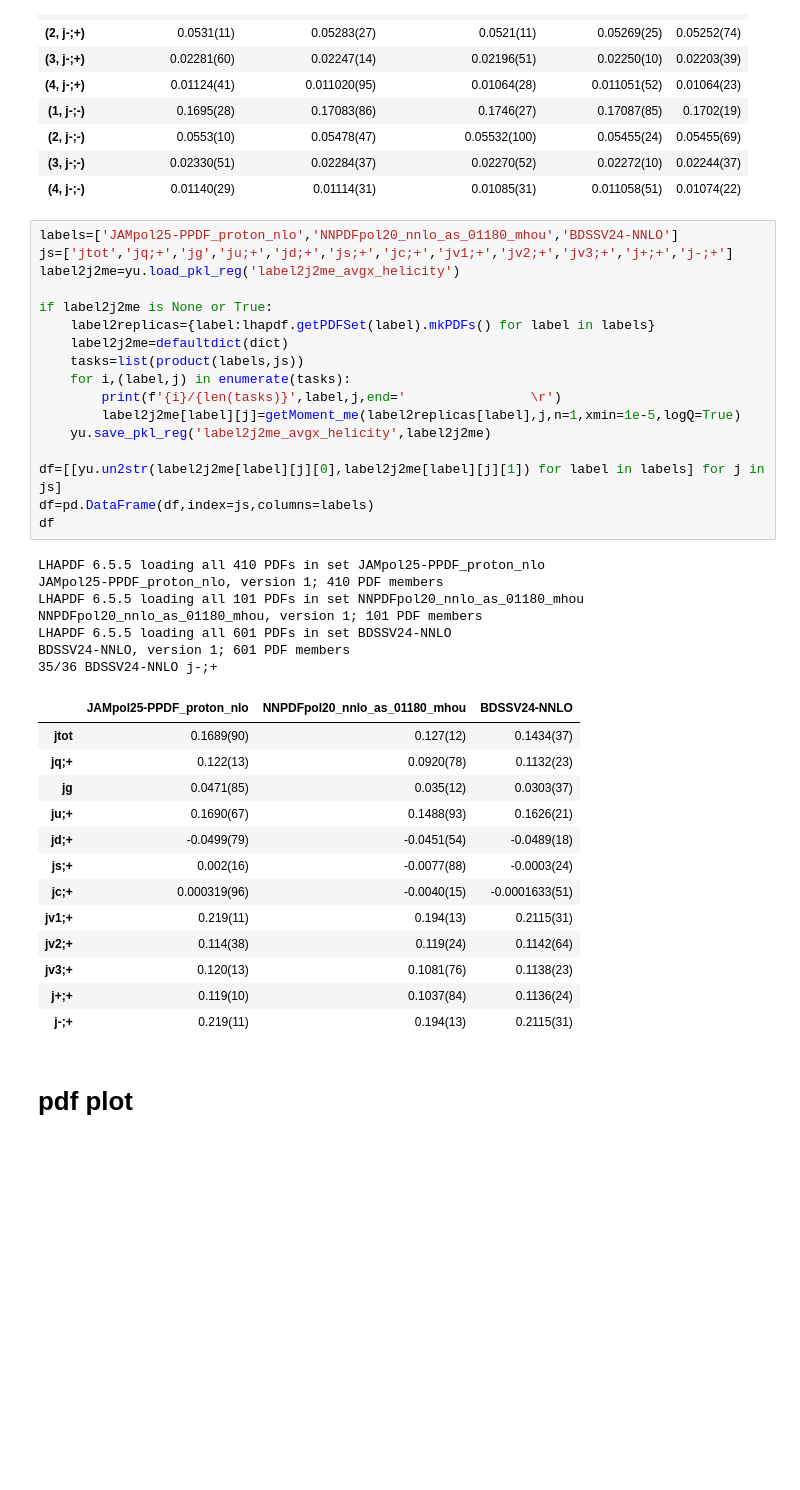
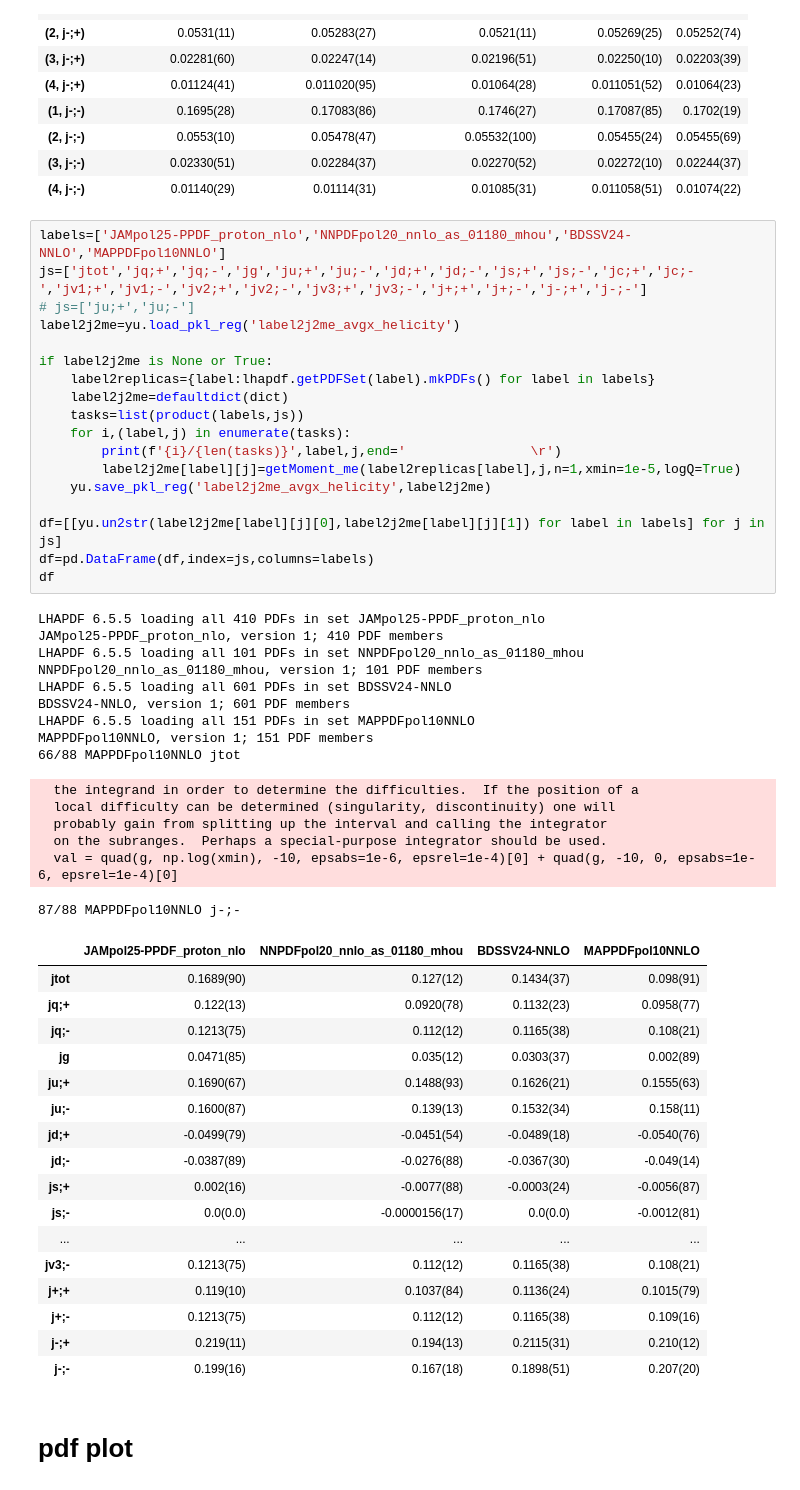
Before and after one commit to lee14916/glwc3, a Jupyter notebook: project2/05_moments/lhapdf.ipynb, the cells around one changed output. Cells and saved outputs as stored; diff of their text form; blank space fills up the shorter version.

```diff
--- a/project2/05_moments/lhapdf.ipynb
+++ b/project2/05_moments/lhapdf.ipynb
@@ -242,43 +243,56 @@ CT18NNLO, version 1; 59 PDF members
 | (3, j-;-) | 0.02330(51) | 0.02284(37) | 0.02270(52) | 0.02272(10) | 0.02244(37) |
 | (4, j-;-) | 0.01140(29) | 0.01114(31) | 0.01085(31) | 0.011058(51) | 0.01074(22) |
 # %%
-labels=['JAMpol25-PPDF_proton_nlo','NNPDFpol20_nnlo_as_01180_mhou','BDSSV24-NNLO']
-js=['jtot','jq;+','jg','ju;+','jd;+','js;+','jc;+','jv1;+','jv2;+','jv3;+','j+;+','j-;+']
+labels=['JAMpol25-PPDF_proton_nlo','NNPDFpol20_nnlo_as_01180_mhou','BDSSV24-NNLO','MAPPDFpol10NNLO']
+js=['jtot','jq;+','jq;-','jg','ju;+','ju;-','jd;+','jd;-','js;+','js;-','jc;+','jc;-','jv1;+','jv1;-','jv2;+','jv2;-','jv3;+','jv3;-','j+;+','j+;-','j-;+','j-;-']
+# js=['ju;+','ju;-']
 label2j2me=yu.load_pkl_reg('label2j2me_avgx_helicity')
 
 if label2j2me is None or True:
     label2replicas={label:lhapdf.getPDFSet(label).mkPDFs() for label in labels}
     label2j2me=defaultdict(dict)
     tasks=list(product(labels,js))
     for i,(label,j) in enumerate(tasks):
         print(f'{i}/{len(tasks)}',label,j,end='                \r')
         label2j2me[label][j]=getMoment_me(label2replicas[label],j,n=1,xmin=1e-5,logQ=True)
     yu.save_pkl_reg('label2j2me_avgx_helicity',label2j2me)
 
 df=[[yu.un2str(label2j2me[label][j][0],label2j2me[label][j][1]) for label in labels] for j in js]
 df=pd.DataFrame(df,index=js,columns=labels)
 df
 # %% [output]
 LHAPDF 6.5.5 loading all 410 PDFs in set JAMpol25-PPDF_proton_nlo
 JAMpol25-PPDF_proton_nlo, version 1; 410 PDF members
 LHAPDF 6.5.5 loading all 101 PDFs in set NNPDFpol20_nnlo_as_01180_mhou
 NNPDFpol20_nnlo_as_01180_mhou, version 1; 101 PDF members
 LHAPDF 6.5.5 loading all 601 PDFs in set BDSSV24-NNLO
 BDSSV24-NNLO, version 1; 601 PDF members
-35/36 BDSSV24-NNLO j-;+
+LHAPDF 6.5.5 loading all 151 PDFs in set MAPPDFpol10NNLO
+MAPPDFpol10NNLO, version 1; 151 PDF members
+66/88 MAPPDFpol10NNLO jtot
+  the integrand in order to determine the difficulties.  If the position of a
+  local difficulty can be determined (singularity, discontinuity) one will
+  probably gain from splitting up the interval and calling the integrator
+  on the subranges.  Perhaps a special-purpose integrator should be used.
+  val = quad(g, np.log(xmin), -10, epsabs=1e-6, epsrel=1e-4)[0] + quad(g, -10, 0, epsabs=1e-6, epsrel=1e-4)[0]
+87/88 MAPPDFpol10NNLO j-;-
-|  | JAMpol25-PPDF_proton_nlo | NNPDFpol20_nnlo_as_01180_mhou | BDSSV24-NNLO |
-| jtot | 0.1689(90) | 0.127(12) | 0.1434(37) |
-| jq;+ | 0.122(13) | 0.0920(78) | 0.1132(23) |
-| jg | 0.0471(85) | 0.035(12) | 0.0303(37) |
-| ju;+ | 0.1690(67) | 0.1488(93) | 0.1626(21) |
-| jd;+ | -0.0499(79) | -0.0451(54) | -0.0489(18) |
-| js;+ | 0.002(16) | -0.0077(88) | -0.0003(24) |
-| jc;+ | 0.000319(96) | -0.0040(15) | -0.0001633(51) |
-| jv1;+ | 0.219(11) | 0.194(13) | 0.2115(31) |
-| jv2;+ | 0.114(38) | 0.119(24) | 0.1142(64) |
-| jv3;+ | 0.120(13) | 0.1081(76) | 0.1138(23) |
-| j+;+ | 0.119(10) | 0.1037(84) | 0.1136(24) |
-| j-;+ | 0.219(11) | 0.194(13) | 0.2115(31) |
+|  | JAMpol25-PPDF_proton_nlo | NNPDFpol20_nnlo_as_01180_mhou | BDSSV24-NNLO | MAPPDFpol10NNLO |
+| jtot | 0.1689(90) | 0.127(12) | 0.1434(37) | 0.098(91) |
+| jq;+ | 0.122(13) | 0.0920(78) | 0.1132(23) | 0.0958(77) |
+| jq;- | 0.1213(75) | 0.112(12) | 0.1165(38) | 0.108(21) |
+| jg | 0.0471(85) | 0.035(12) | 0.0303(37) | 0.002(89) |
+| ju;+ | 0.1690(67) | 0.1488(93) | 0.1626(21) | 0.1555(63) |
+| ju;- | 0.1600(87) | 0.139(13) | 0.1532(34) | 0.158(11) |
+| jd;+ | -0.0499(79) | -0.0451(54) | -0.0489(18) | -0.0540(76) |
+| jd;- | -0.0387(89) | -0.0276(88) | -0.0367(30) | -0.049(14) |
+| js;+ | 0.002(16) | -0.0077(88) | -0.0003(24) | -0.0056(87) |
+| js;- | 0.0(0.0) | -0.0000156(17) | 0.0(0.0) | -0.0012(81) |
+| ... | ... | ... | ... | ... |
+| jv3;- | 0.1213(75) | 0.112(12) | 0.1165(38) | 0.108(21) |
+| j+;+ | 0.119(10) | 0.1037(84) | 0.1136(24) | 0.1015(79) |
+| j+;- | 0.1213(75) | 0.112(12) | 0.1165(38) | 0.109(16) |
+| j-;+ | 0.219(11) | 0.194(13) | 0.2115(31) | 0.210(12) |
+| j-;- | 0.199(16) | 0.167(18) | 0.1898(51) | 0.207(20) |
 # %% [markdown]
 # pdf plot
 # %%
```
Also changed, not shown: parts of 1 cell of this notebook.
